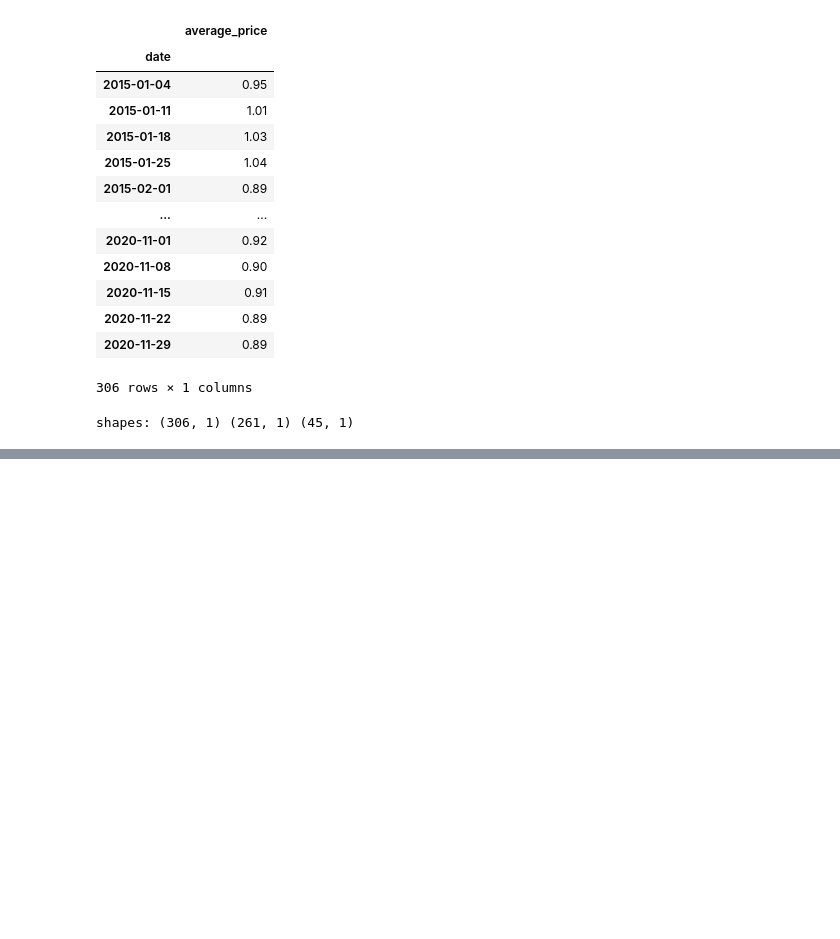
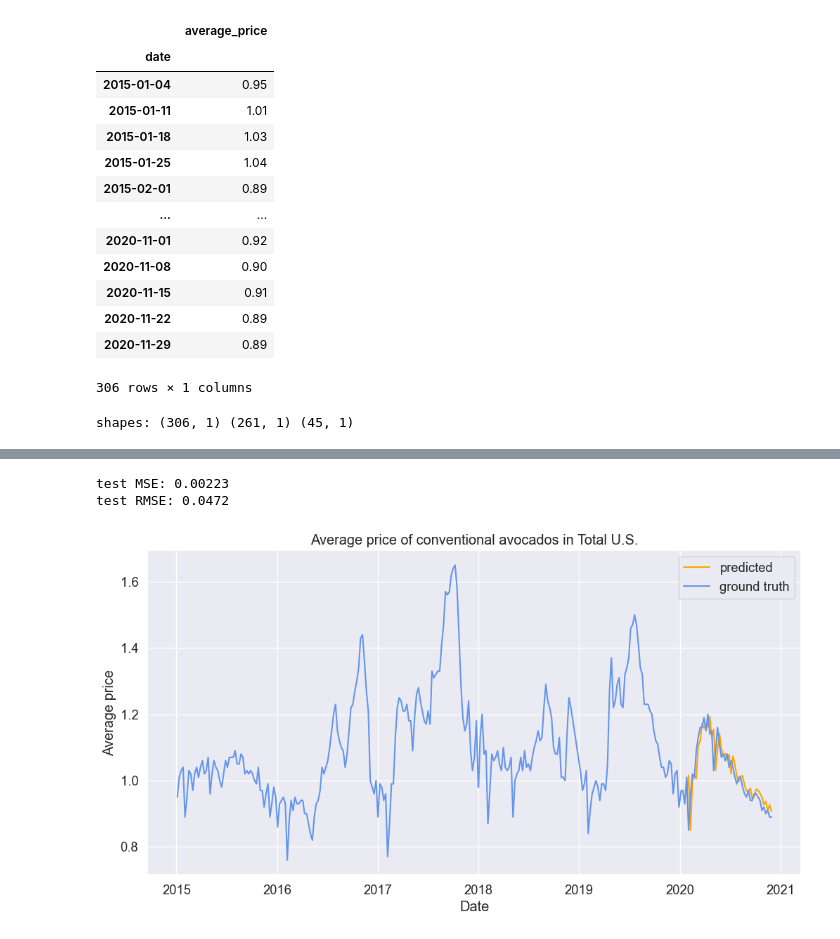
Before and after one commit to Tejaswini170104/CH5020-Term-paper-presentation, a Jupyter notebook: ARMA Model.ipynb, the cells around one changed output, grey strips where cells are left out. Drawn from its saved outputs; the diff is of its cells as text; code cells hidden in the pictures; blank space fills up the shorter version.

```diff
--- a/ARMA Model.ipynb
+++ b/ARMA Model.ipynb
@@ -93,0 +158,28 @@ plt.show()
+# %%
+from sklearn.metrics import mean_squared_error as mse
+
+predictions = trained_ma_model.predict(start=train_set_size,
+                                    end=train_set_size + TEST_SET_SIZE - 1)
+
+error = mse(test_set, predictions)
+
+print(f'test MSE: {error:.3}')
+print(f'test RMSE: {error ** 0.5:.3}')
+# %% [output]
+test MSE: 0.00223
+test RMSE: 0.0472
+# %%
+plt.plot(test_set_dates, predictions, color='orange', label='predicted')
+plt.plot(sub_df.index, sub_df.average_price, color='cornflowerblue', label='ground truth')
+plt.legend(loc='best')
+plt.title(f'Average price of {AVOCADO_TYPE} avocados in {GEOGRAPHY}')
+plt.xlabel('Date')
+plt.ylabel('Average price')
+# Define the path for saving the file in the Downloads folder
+downloads_path = os.path.join(os.path.expanduser("~"), "Downloads", "arma_plot_forecast.png")
+
+# Save the plot as a PNG
+plt.savefig(downloads_path, format="png")
+plt.show()
+# %% [output]
+[figure, added]
```
Also changed, not shown: parts of 2 cells of this notebook.
